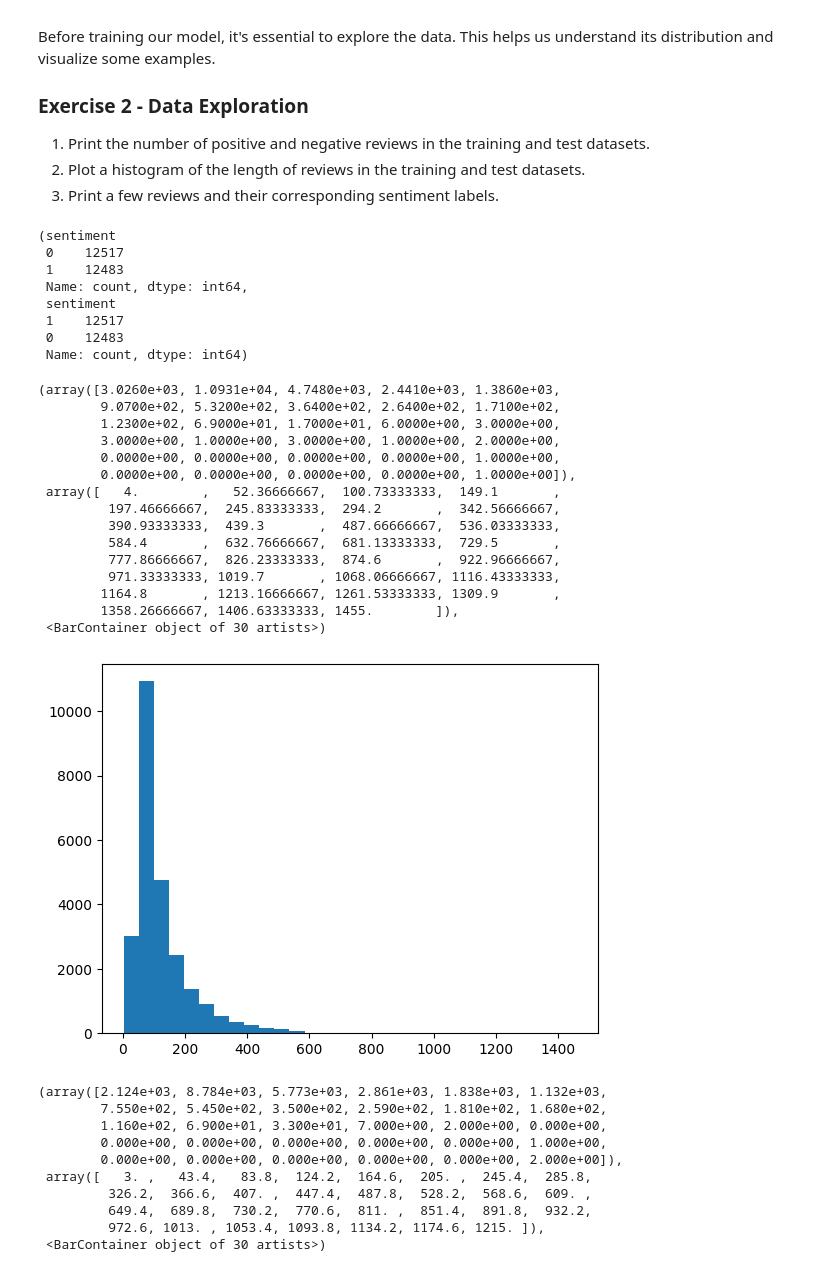
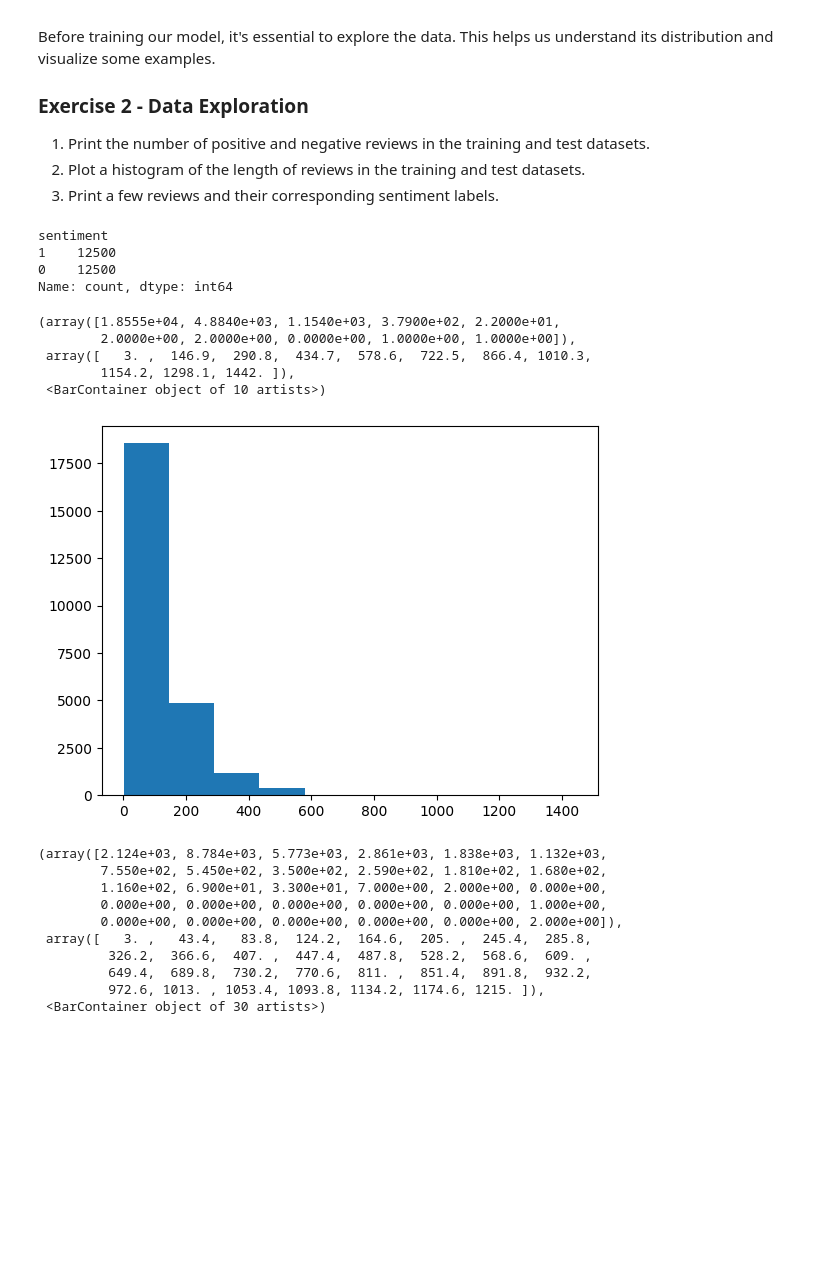
Before and after one commit to LCDA-UCP/dl_with_pytorch, a Jupyter notebook: exercises/session15-16-17/rnn_imdb_exercises.ipynb, the cells around one changed output. Saved outputs shown, nothing was run; the diff lists cells and outputs as text; code cells hidden in the pictures; blank space fills up the shorter version.

```diff
--- a/exercises/session15-16-17/rnn_imdb_exercises.ipynb
+++ b/exercises/session15-16-17/rnn_imdb_exercises.ipynb
@@ -123,3 +124,8 @@ Index(['br', 'movi', 'film', 'one', 'like', 'time', 'good', 'make', 'charact',
        'spout', 'uh', 'fluff', 'razor', 'eyebrow', 'vintag', 'pornographi',
        'baron', 'feminin', 'orphan'],
       dtype='object', length=5000)
+# %%
+vocab = {word: idx + 2 for idx, word in enumerate(top5000)}
+# '<unk>', '<pad>'
+vocab['<unk>'] = 0
+vocab['<pad>'] = 1
@@ -126 +161,11 @@ Index(['br', 'movi', 'film', 'one', 'like', 'time', 'good', 'make', 'charact',
+# %%
+def tokens_to_idx(tokens):
+    return [vocab.get(token, vocab['<unk>']) for token in tokens]
+    # idx =[]
+    # for token in tokens:
+    #     i = vocab.get(token, vocab['<unk>'])
+    #     idx.append(i)
+    # return idx
+
+train['indices'] = train['tokens'].apply(tokens_to_idx)
 # %%
@@ -127,0 +180,10 @@ Index(['br', 'movi', 'film', 'one', 'like', 'time', 'good', 'make', 'charact',
+# %%
+MAX_LENGTH = 300
+
+def pad_truncate(token, max_length=MAX_LENGTH):
+    if len(token) > max_length:
+        return token[:max_length]
+    else:
+        return token + [vocab['<pad>']] * (max_length - len(token))
+
+train['pad_trunc'] = train['indices'].apply(pad_truncate)
@@ -188,38 +274,25 @@ Before training our model, it's essential to explore the data. This helps us und
 2. Plot a histogram of the length of reviews in the training and test datasets.
 3. Print a few reviews and their corresponding sentiment labels.
 # %%
-# ...
+train['sentiment'].value_counts()
 # %% [output]
-(sentiment
- 0    12517
- 1    12483
- Name: count, dtype: int64,
- sentiment
- 1    12517
- 0    12483
- Name: count, dtype: int64)
+sentiment
+1    12500
+0    12500
+Name: count, dtype: int64
 # %%
 # length of reviews (histogram)
 import matplotlib.pyplot as plt
 
-# ...
+tamanhos = train['tokens'].apply(len)
+plt.hist(tamanhos, bins=10)
 # %% [output]
-(array([3.0260e+03, 1.0931e+04, 4.7480e+03, 2.4410e+03, 1.3860e+03,
-        9.0700e+02, 5.3200e+02, 3.6400e+02, 2.6400e+02, 1.7100e+02,
-        1.2300e+02, 6.9000e+01, 1.7000e+01, 6.0000e+00, 3.0000e+00,
-        3.0000e+00, 1.0000e+00, 3.0000e+00, 1.0000e+00, 2.0000e+00,
-        0.0000e+00, 0.0000e+00, 0.0000e+00, 0.0000e+00, 1.0000e+00,
-        0.0000e+00, 0.0000e+00, 0.0000e+00, 0.0000e+00, 1.0000e+00]),
- array([   4.        ,   52.36666667,  100.73333333,  149.1       ,
-         197.46666667,  245.83333333,  294.2       ,  342.56666667,
-         390.93333333,  439.3       ,  487.66666667,  536.03333333,
-         584.4       ,  632.76666667,  681.13333333,  729.5       ,
-         777.86666667,  826.23333333,  874.6       ,  922.96666667,
-         971.33333333, 1019.7       , 1068.06666667, 1116.43333333,
-        1164.8       , 1213.16666667, 1261.53333333, 1309.9       ,
-        1358.26666667, 1406.63333333, 1455.        ]),
- <BarContainer object of 30 artists>)
+(array([1.8555e+04, 4.8840e+03, 1.1540e+03, 3.7900e+02, 2.2000e+01,
+        2.0000e+00, 2.0000e+00, 0.0000e+00, 1.0000e+00, 1.0000e+00]),
+ array([   3. ,  146.9,  290.8,  434.7,  578.6,  722.5,  866.4, 1010.3,
+        1154.2, 1298.1, 1442. ]),
+ <BarContainer object of 10 artists>)
-[figure, old version]
+[figure, new version]
 # %%
 # ...
 # %% [output]
```
Also changed, not shown: parts of 10 cells of this notebook.
